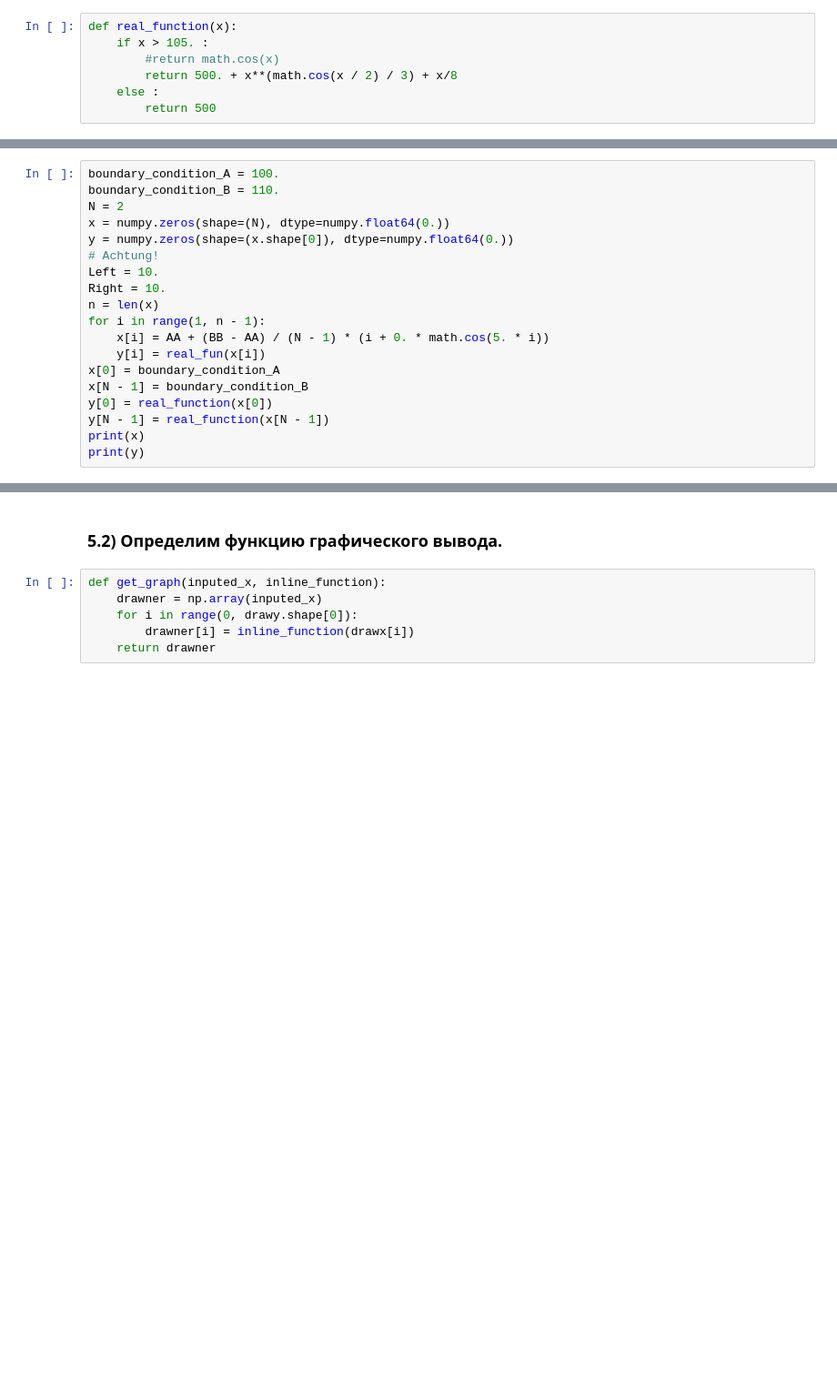
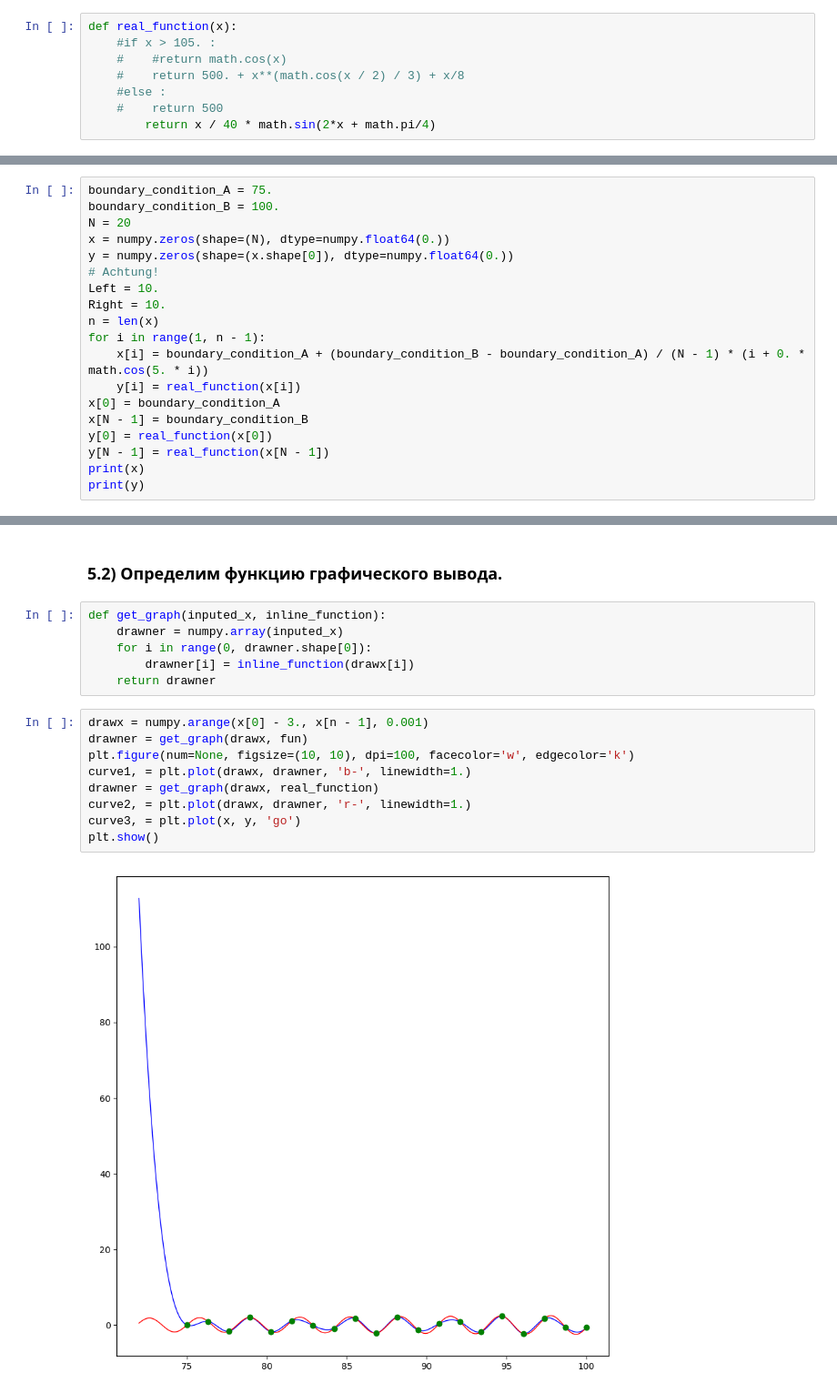
Before and after one commit to Kaizr154/CM2_1, a Jupyter notebook: Python/Первая практика. Mark 2..ipynb, the cells around one changed output, grey strips where cells are left out. Shown: that part at 91% size. Cells and saved outputs as stored; diff of their text form; blank space fills up the shorter version.

Commit message:
PLOT

````diff
--- a/Python/Первая практика. Mark 2..ipynb
+++ b/Python/Первая практика. Mark 2..ipynb
@@ -57,11 +57,12 @@ def tridiagonal_matrix_algorythm(init_A, init_b):
 Данная функция получает в качестве входного значения $x$, возвращая значение $x^\frac{\cos{\frac{x}{2}}}{3} + \frac{x}{8}$ со смещением на 500.0 для наглядности.
 # %%
 def real_function(x):
-    if x > 105. :
-        #return math.cos(x)
-        return 500. + x**(math.cos(x / 2) / 3) + x/8
-    else :
-        return 500
+    #if x > 105. :
+    #    #return math.cos(x)
+    #    return 500. + x**(math.cos(x / 2) / 3) + x/8
+    #else :
+    #    return 500
+        return x / 40 * math.sin(2*x + math.pi/4)
 # %% [markdown]
 ## Шаг 3.
 ### 3.1) Реализуем определение значений $x_i$ , $y_i$.
@@ -90,9 +91,9 @@ y[0] = real_fun(x[0])
 y[N - 1] = real_fun(x[N - 1])
  ```
 # %%
-boundary_condition_A = 100.
-boundary_condition_B = 110.
-N = 2
+boundary_condition_A = 75.
+boundary_condition_B = 100.
+N = 20
 x = numpy.zeros(shape=(N), dtype=numpy.float64(0.))
 y = numpy.zeros(shape=(x.shape[0]), dtype=numpy.float64(0.))
 # Achtung!
@@ -100,8 +101,8 @@ Left = 10.
 Right = 10.
 n = len(x)
 for i in range(1, n - 1):
-    x[i] = AA + (BB - AA) / (N - 1) * (i + 0. * math.cos(5. * i))
-    y[i] = real_fun(x[i])
+    x[i] = boundary_condition_A + (boundary_condition_B - boundary_condition_A) / (N - 1) * (i + 0. * math.cos(5. * i))
+    y[i] = real_function(x[i])
 x[0] = boundary_condition_A
 x[N - 1] = boundary_condition_B
 y[0] = real_function(x[0])
@@ -179,7 +186,18 @@ def fun(inputed_x):
 ### 5.2) Определим функцию графического вывода.
 # %%
 def get_graph(inputed_x, inline_function):
-    drawner = np.array(inputed_x)
-    for i in range(0, drawy.shape[0]):
+    drawner = numpy.array(inputed_x)
+    for i in range(0, drawner.shape[0]):
         drawner[i] = inline_function(drawx[i])
     return drawner
+# %%
+drawx = numpy.arange(x[0] - 3., x[n - 1], 0.001)
+drawner = get_graph(drawx, fun)
+plt.figure(num=None, figsize=(10, 10), dpi=100, facecolor='w', edgecolor='k')
+curve1, = plt.plot(drawx, drawner, 'b-', linewidth=1.)
+drawner = get_graph(drawx, real_function)
+curve2, = plt.plot(drawx, drawner, 'r-', linewidth=1.)
+curve3, = plt.plot(x, y, 'go')
+plt.show()
+# %% [output]
+[figure, added]
````
Also changed, not shown: parts of 1 cell of this notebook.
